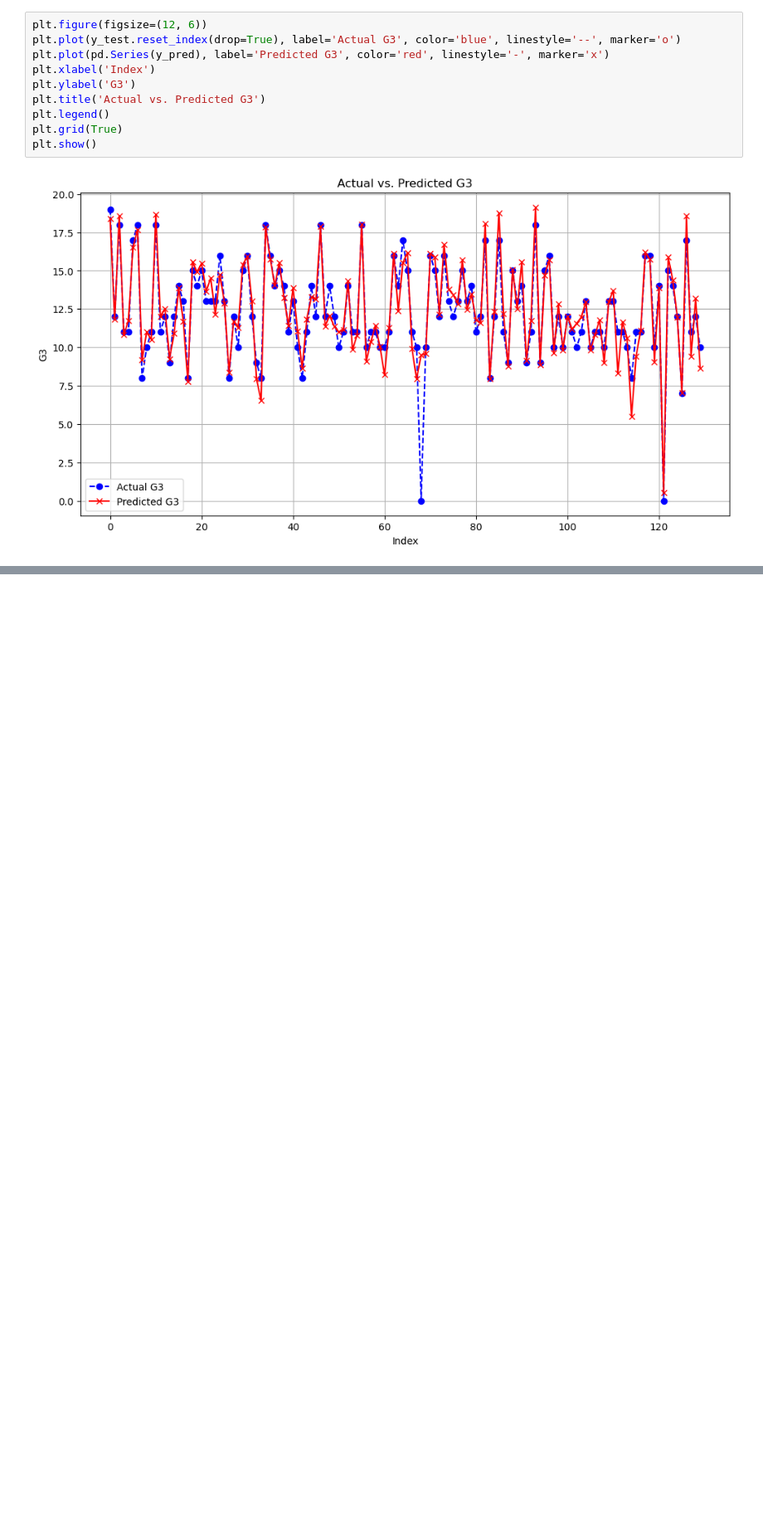
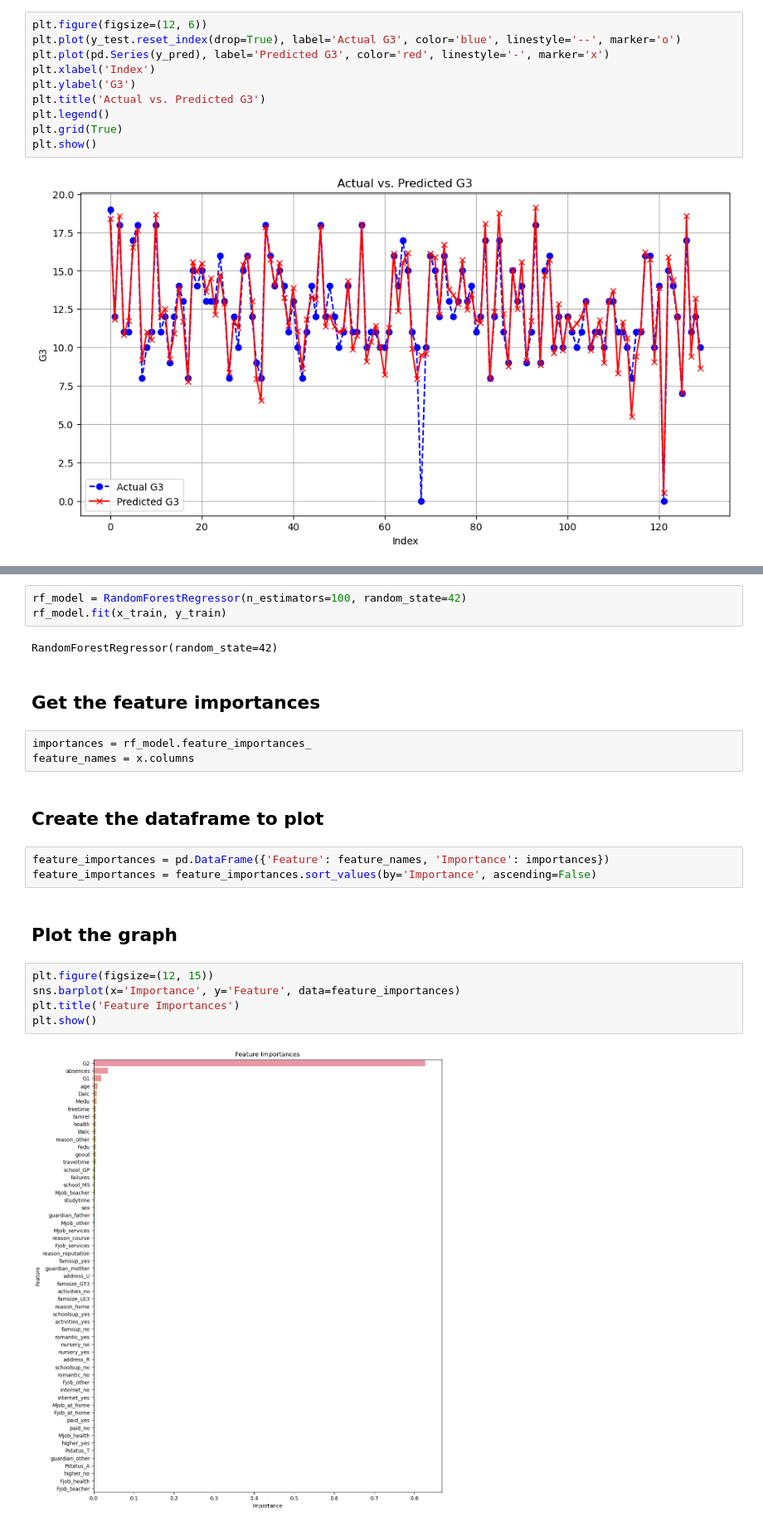
Before and after one commit to adityashibu/student_performance, a Jupyter notebook: Regression Model.ipynb, the cells around one changed output, grey strips where cells are left out. Shown at 83% size. Cells and saved outputs as stored; diff of their text form; blank space fills up the shorter version.

```diff
--- a/Regression Model.ipynb
+++ b/Regression Model.ipynb
@@ -246,0 +254,24 @@ plt.show()
+# %%
+rf_model = RandomForestRegressor(n_estimators=100, random_state=42)
+rf_model.fit(x_train, y_train)
+# %% [output]
+RandomForestRegressor(random_state=42)
+# %% [markdown]
+## Get the feature importances
+# %%
+importances = rf_model.feature_importances_
+feature_names = x.columns
+# %% [markdown]
+## Create the dataframe to plot
+# %%
+feature_importances = pd.DataFrame({'Feature': feature_names, 'Importance': importances})
+feature_importances = feature_importances.sort_values(by='Importance', ascending=False)
+# %% [markdown]
+## Plot the graph
+# %%
+plt.figure(figsize=(12, 15))
+sns.barplot(x='Importance', y='Feature', data=feature_importances)
+plt.title('Feature Importances')
+plt.show()
+# %% [output]
+[figure, added]
```
Also changed, not shown: parts of 3 cells of this notebook.
